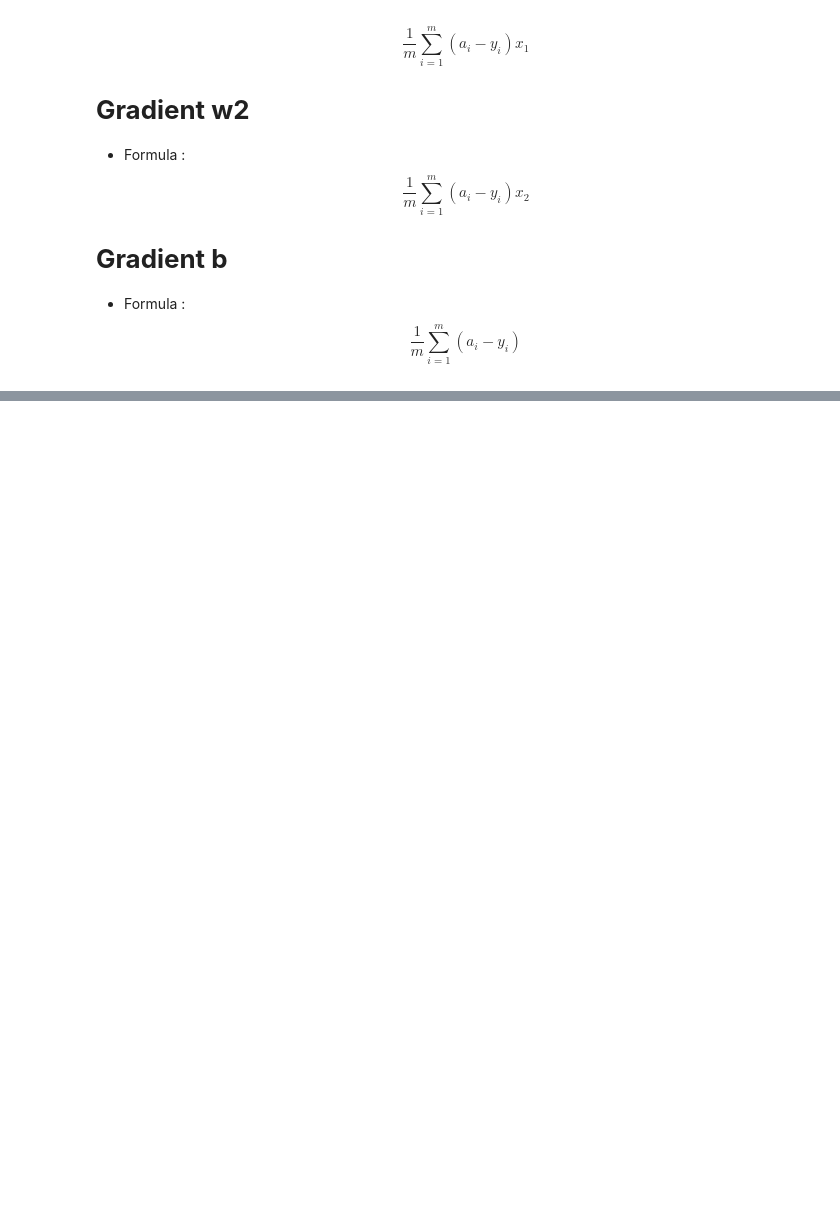
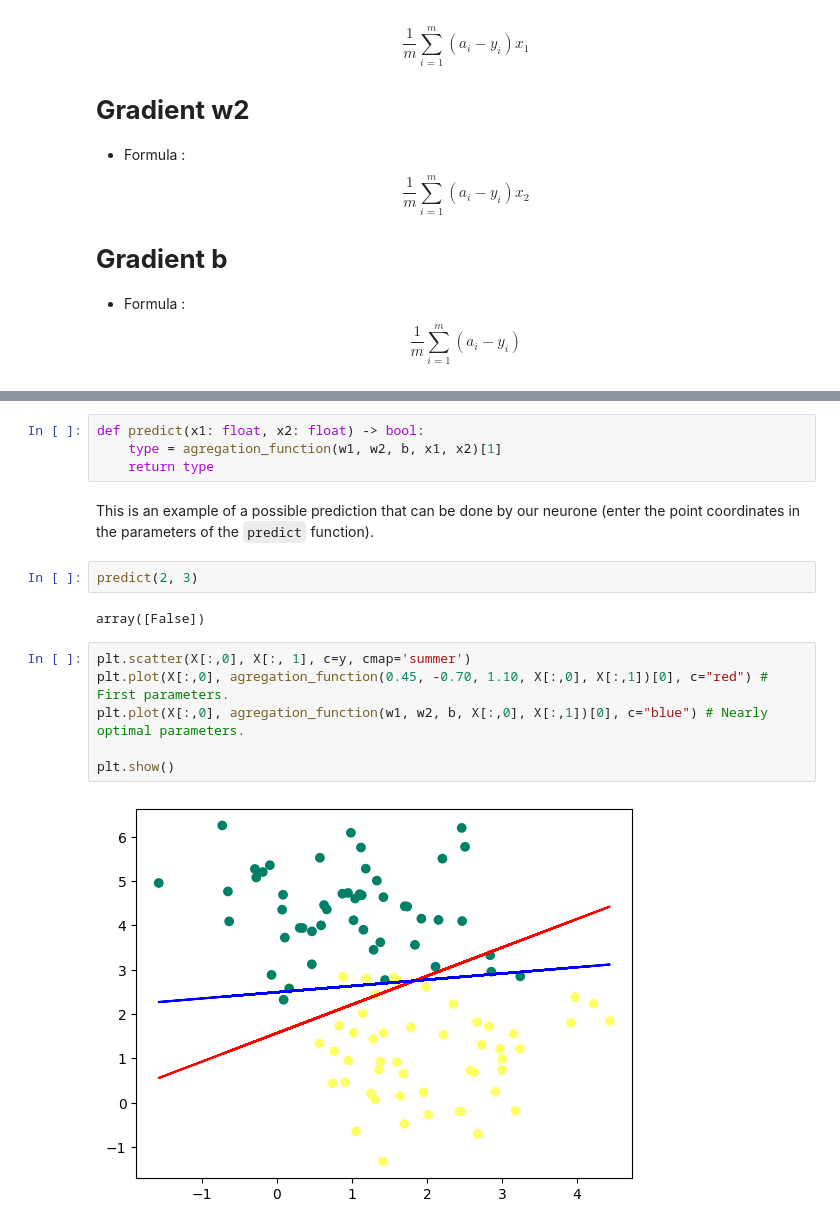
Before and after one commit to LeRatDeVarsovie/deep-learning-project, a Jupyter notebook: main.ipynb, the cells around one changed output, grey strips where cells are left out. Drawn from its saved outputs; the diff is of its cells as text; blank space fills up the shorter version.

```diff
--- a/main.ipynb
+++ b/main.ipynb
@@ -139,0 +119,18 @@ print(bias_optimal(test, 0.1, y, agregation_function(0.45, -0.70, test, X[:,0],
+# %%
+def predict(x1: float, x2: float) -> bool:
+    type = agregation_function(w1, w2, b, x1, x2)[1]
+    return type
+# %% [markdown]
+This is an example of a possible prediction that can be done by our neurone (enter the point coordinates in the parameters of the `predict` function).
+# %%
+predict(2, 3)
+# %% [output]
+array([False])
+# %%
+plt.scatter(X[:,0], X[:, 1], c=y, cmap='summer')
+plt.plot(X[:,0], agregation_function(0.45, -0.70, 1.10, X[:,0], X[:,1])[0], c="red") # First parameters.
+plt.plot(X[:,0], agregation_function(w1, w2, b, X[:,0], X[:,1])[0], c="blue") # Nearly optimal parameters.
+
+plt.show()
+# %% [output]
+[figure, added]
```
Also changed, not shown: parts of 12 cells of this notebook.
